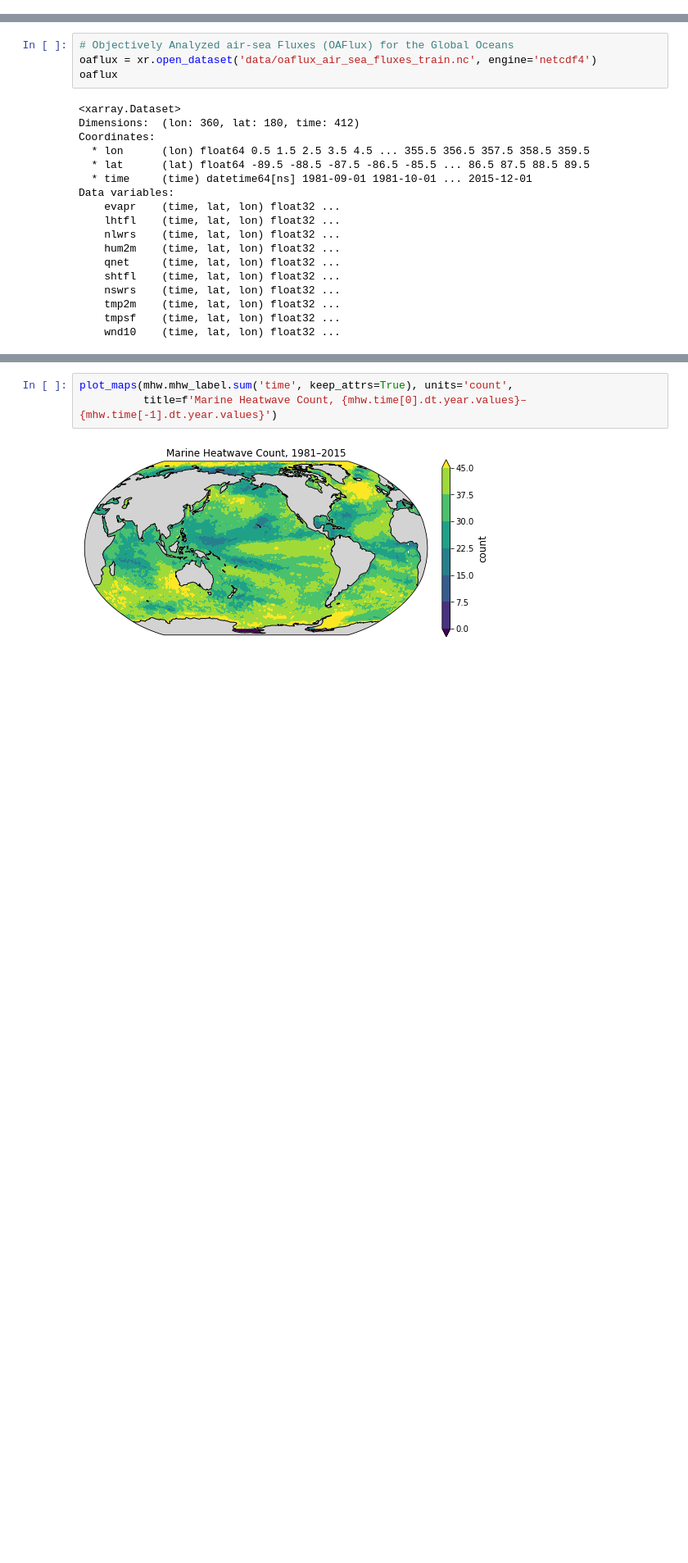
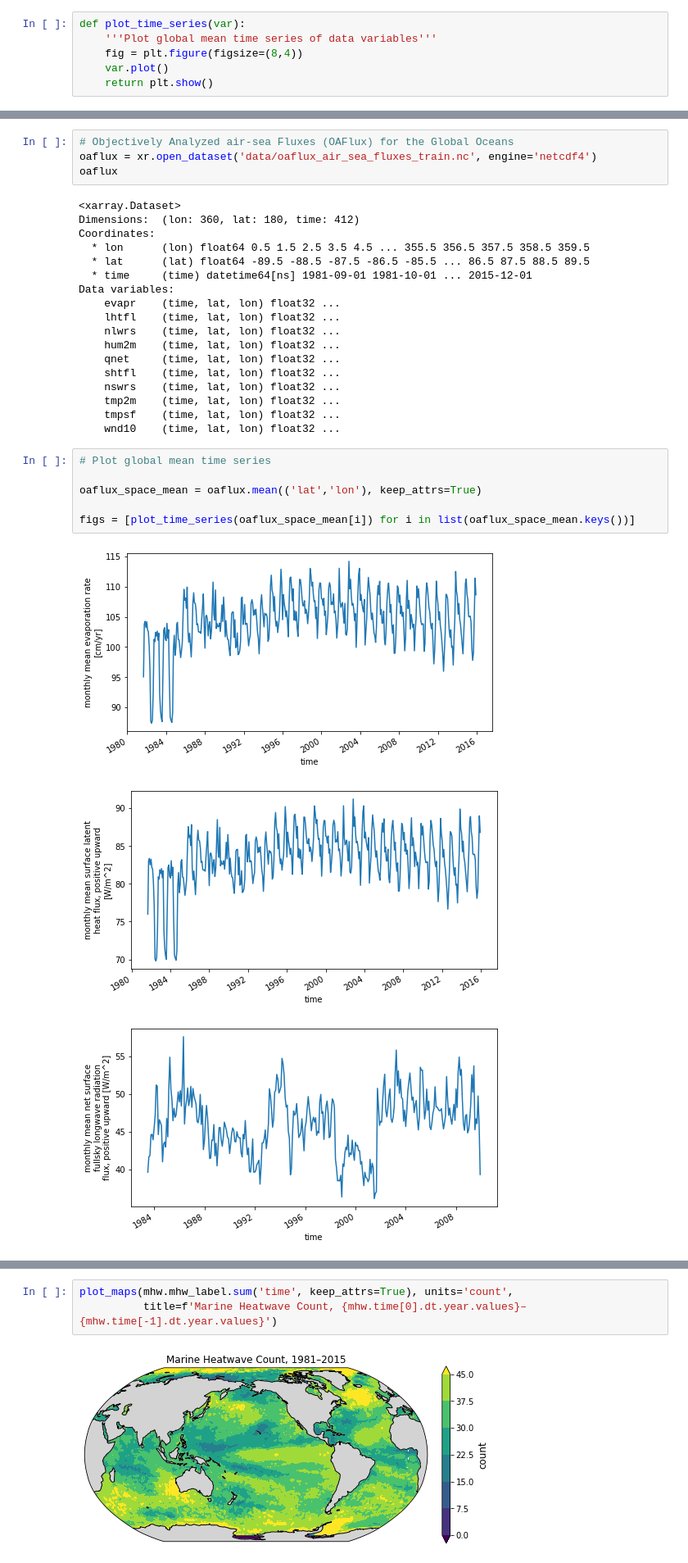
Before and after one commit to hscannell/marineHeatwave-image-classification, a Jupyter notebook: data_exploration.ipynb, the cells around one changed output, grey strips where cells are left out. Shown at 82% size. Cells and saved outputs as stored; diff of their text form; blank space fills up the shorter version.

Commit message:
updated plots

```diff
--- a/data_exploration.ipynb
+++ b/data_exploration.ipynb
@@ -24,4 +27,10 @@ def plot_maps(var, **kwargs):
     return plt.show()
+# %%
+def plot_time_series(var):
+    '''Plot global mean time series of data variables'''
+    fig = plt.figure(figsize=(8,4))
+    var.plot()
+    return plt.show()
 # %%
 !ls data/*.nc
 # %% [output]
@@ -64,3 +74,13 @@ Data variables:
     tmp2m    (time, lat, lon) float32 ...
     tmpsf    (time, lat, lon) float32 ...
     wnd10    (time, lat, lon) float32 ...
+# %%
+# Plot global mean time series
+
+oaflux_space_mean = oaflux.mean(('lat','lon'), keep_attrs=True)
+
+figs = [plot_time_series(oaflux_space_mean[i]) for i in list(oaflux_space_mean.keys())]
+# %% [output]
+[figure, added]
+[figure, added]
+[figure, added]
```
Also changed, not shown: parts of 8 cells of this notebook.
